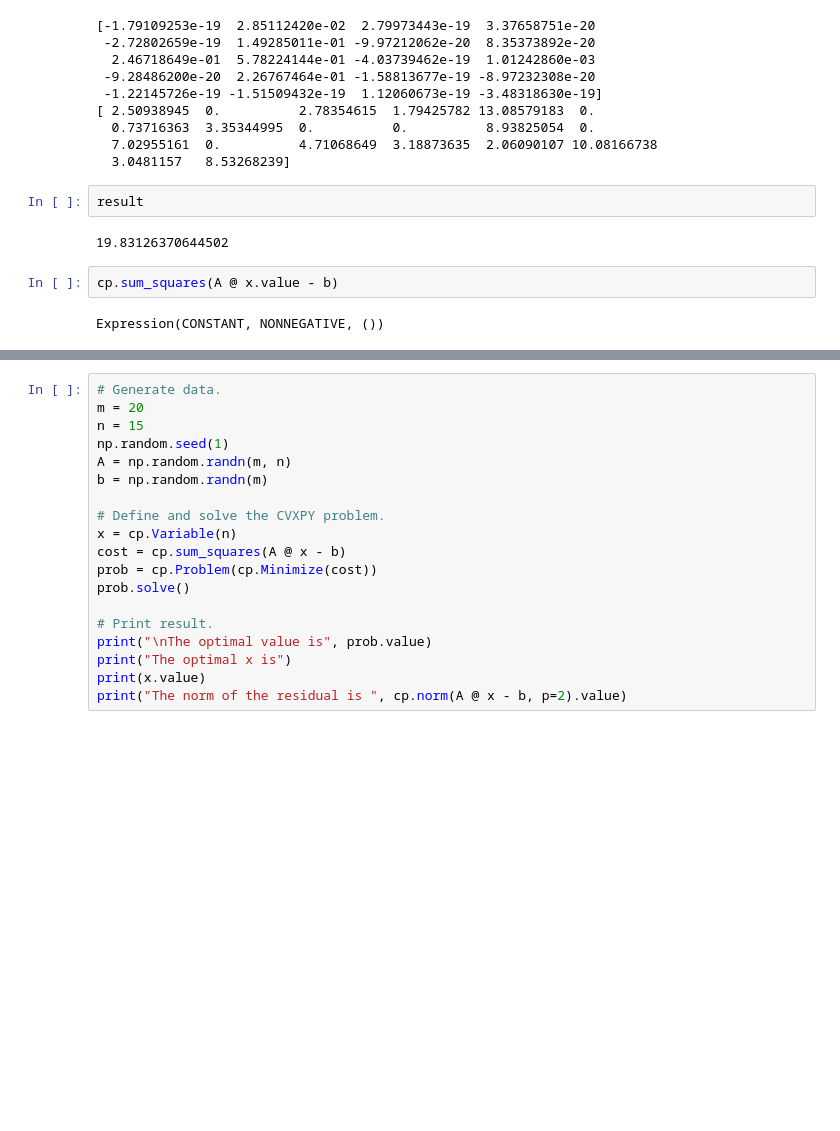
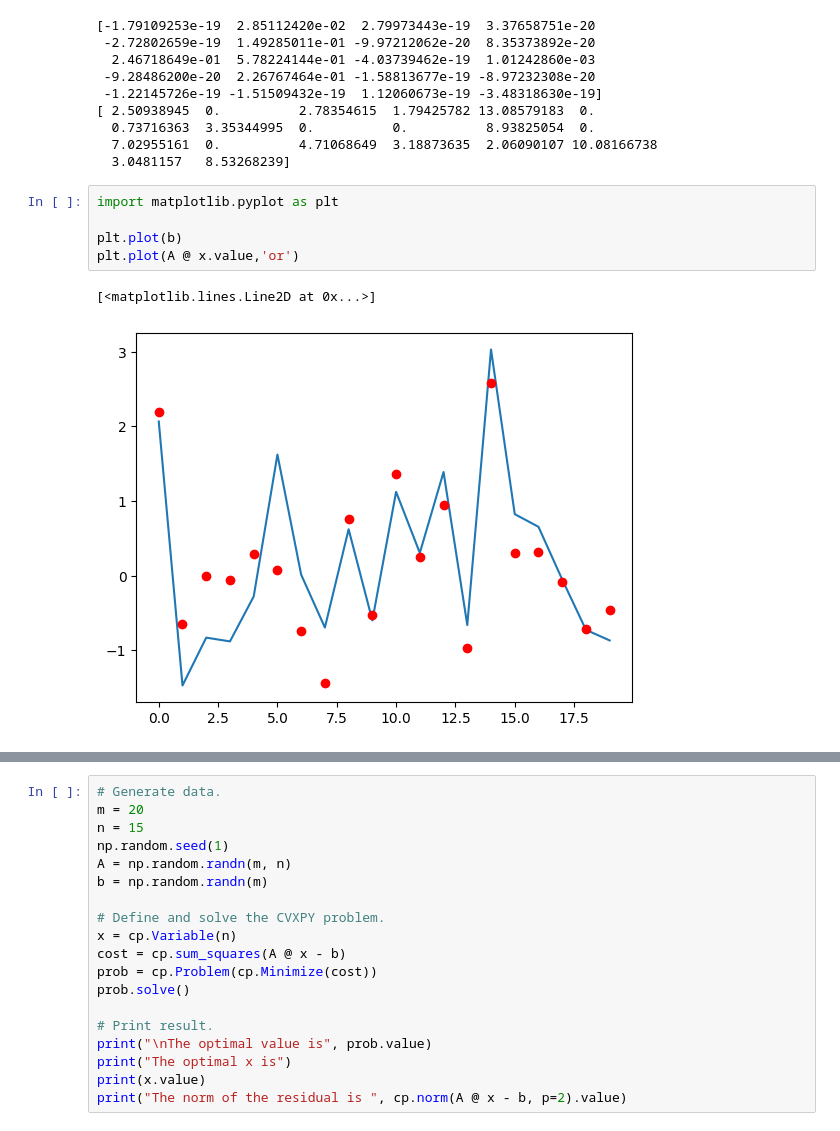
Before and after one commit to juliosdutra/Topicos-de-Controle-Avancado-UFES, a Jupyter notebook: CVXPY_exemplo.ipynb, the cells around one changed output, grey strips where cells are left out. Drawn from its saved outputs; the diff is of its cells as text; blank space fills up the shorter version.

```diff
--- a/CVXPY_exemplo.ipynb
+++ b/CVXPY_exemplo.ipynb
@@ -34,11 +34,11 @@ print(constraints[0].dual_value)
   0.73716363  3.35344995  0.          0.          8.93825054  0.
   7.02955161  0.          4.71068649  3.18873635  2.06090107 10.08166738
   3.0481157   8.53268239]
-# %%
-result
-# %% [output]
-19.83126370644502
-# %%
-cp.sum_squares(A @ x.value - b)
-# %% [output]
-Expression(CONSTANT, NONNEGATIVE, ())
+# %%
+import matplotlib.pyplot as plt
+
+plt.plot(b)
+plt.plot(A @ x.value,'or')
+# %% [output]
+[<matplotlib.lines.Line2D at 0x...>]
+[figure, added]
```
Also changed, not shown: parts of 1 cell of this notebook.
